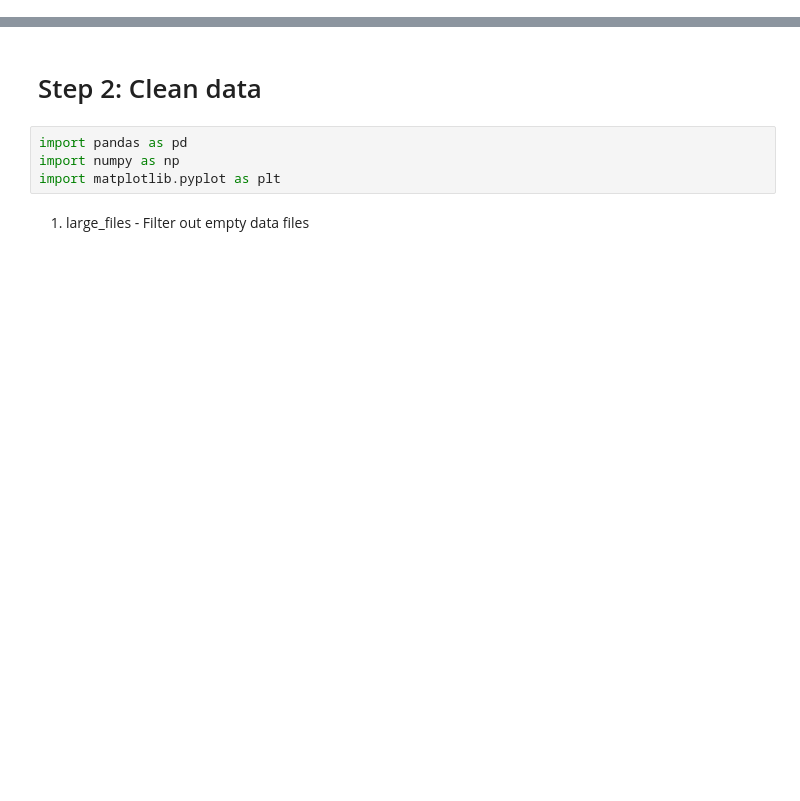
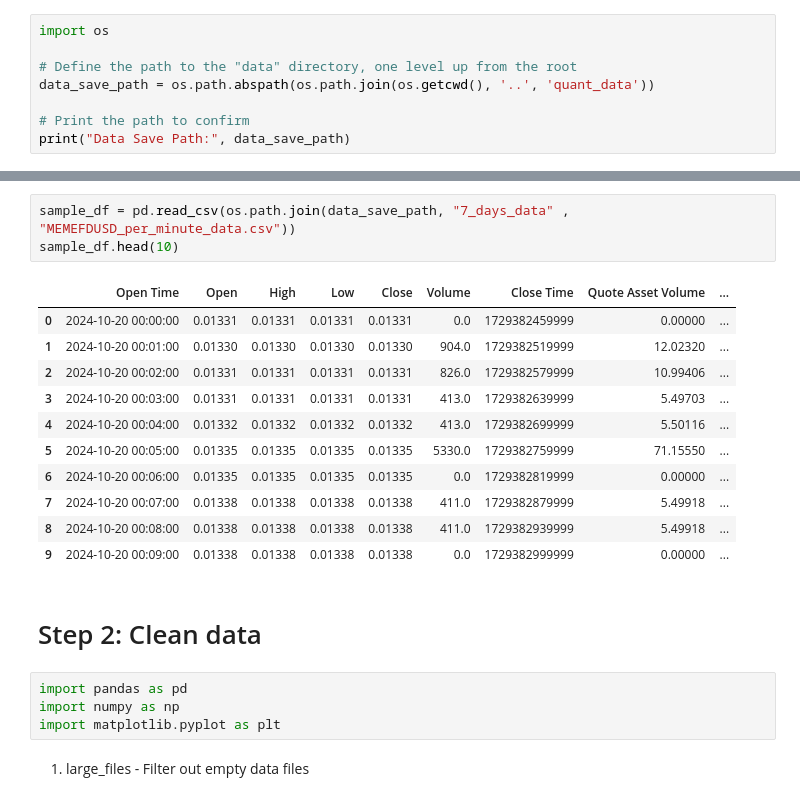
Before and after one commit to sd2879/quant_track_crypto, a Jupyter notebook: quant_track_crypto.ipynb, the cells around one changed output, grey strips where cells are left out. Cells and saved outputs as stored; diff of their text form; blank space fills up the shorter version.

```diff
--- a/quant_track_crypto.ipynb
+++ b/quant_track_crypto.ipynb
@@ -334,0 +20,8 @@ Data saved to bitcoin_ohlcv_data.csv
+# %%
+import os
+
+# Define the path to the "data" directory, one level up from the root
+data_save_path = os.path.abspath(os.path.join(os.getcwd(), '..', 'quant_data'))
+
+# Print the path to confirm
+print("Data Save Path:", data_save_path)
@@ -335,3 +334,18 @@ Data saved to bitcoin_ohlcv_data.csv
+# %%
+sample_df = pd.read_csv(os.path.join(data_save_path, "7_days_data" , "MEMEFDUSD_per_minute_data.csv"))
+sample_df.head(10)
+# %% [output]
+|  | Open Time | Open | High | Low | Close | Volume | Close Time | Quote Asset Volume | ... |
+| 0 | 2024-10-20 00:00:00 | 0.01331 | 0.01331 | 0.01331 | 0.01331 | 0.0 | 1729382459999 | 0.00000 | ... |
+| 1 | 2024-10-20 00:01:00 | 0.01330 | 0.01330 | 0.01330 | 0.01330 | 904.0 | 1729382519999 | 12.02320 | ... |
+| 2 | 2024-10-20 00:02:00 | 0.01331 | 0.01331 | 0.01331 | 0.01331 | 826.0 | 1729382579999 | 10.99406 | ... |
+| 3 | 2024-10-20 00:03:00 | 0.01331 | 0.01331 | 0.01331 | 0.01331 | 413.0 | 1729382639999 | 5.49703 | ... |
+| 4 | 2024-10-20 00:04:00 | 0.01332 | 0.01332 | 0.01332 | 0.01332 | 413.0 | 1729382699999 | 5.50116 | ... |
+| 5 | 2024-10-20 00:05:00 | 0.01335 | 0.01335 | 0.01335 | 0.01335 | 5330.0 | 1729382759999 | 71.15550 | ... |
+| 6 | 2024-10-20 00:06:00 | 0.01335 | 0.01335 | 0.01335 | 0.01335 | 0.0 | 1729382819999 | 0.00000 | ... |
+| 7 | 2024-10-20 00:07:00 | 0.01338 | 0.01338 | 0.01338 | 0.01338 | 411.0 | 1729382879999 | 5.49918 | ... |
+| 8 | 2024-10-20 00:08:00 | 0.01338 | 0.01338 | 0.01338 | 0.01338 | 411.0 | 1729382939999 | 5.49918 | ... |
+| 9 | 2024-10-20 00:09:00 | 0.01338 | 0.01338 | 0.01338 | 0.01338 | 0.0 | 1729382999999 | 0.00000 | ... |
 # %% [markdown]
 # Step 2: Clean data
 # %%
```
Also changed, not shown: parts of 20 cells of this notebook, 2 other files.
